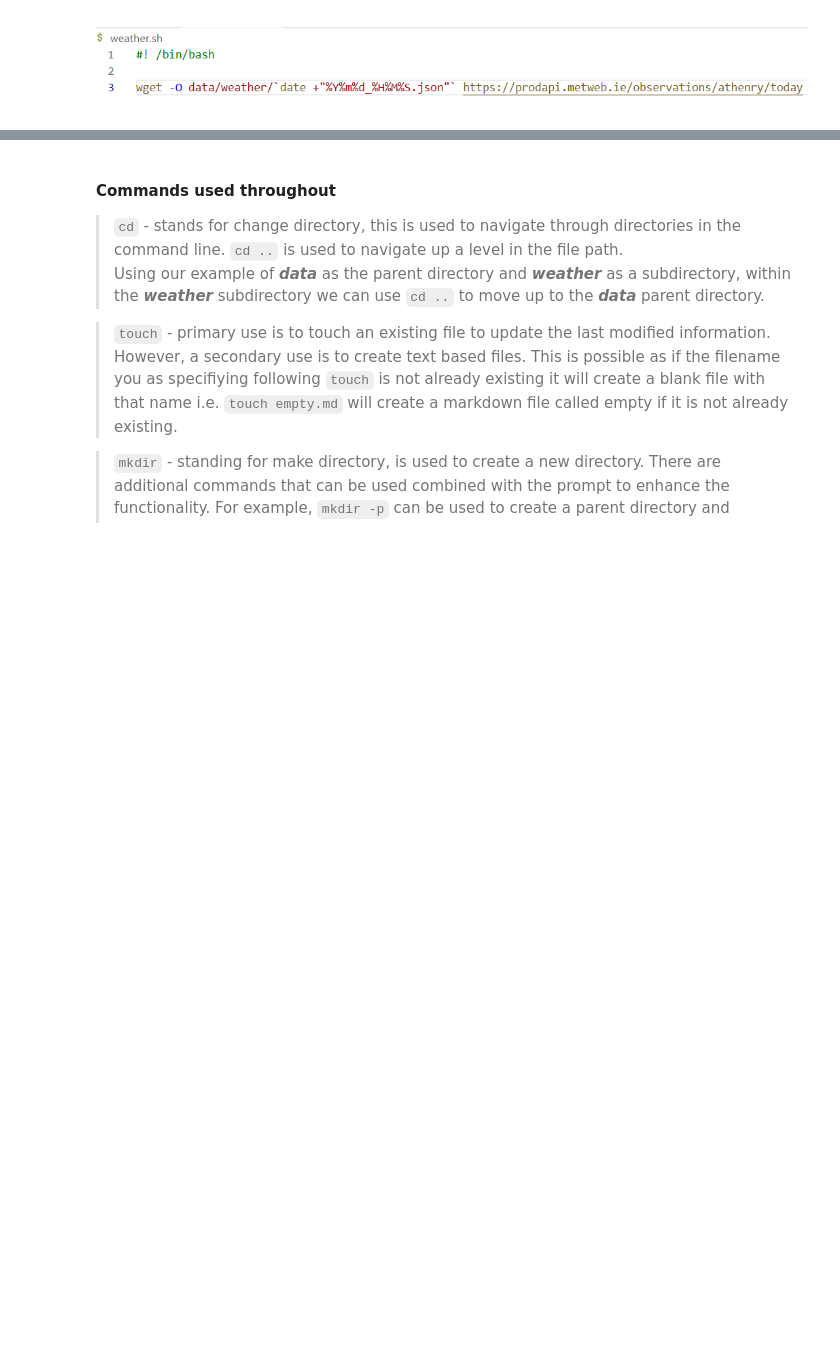
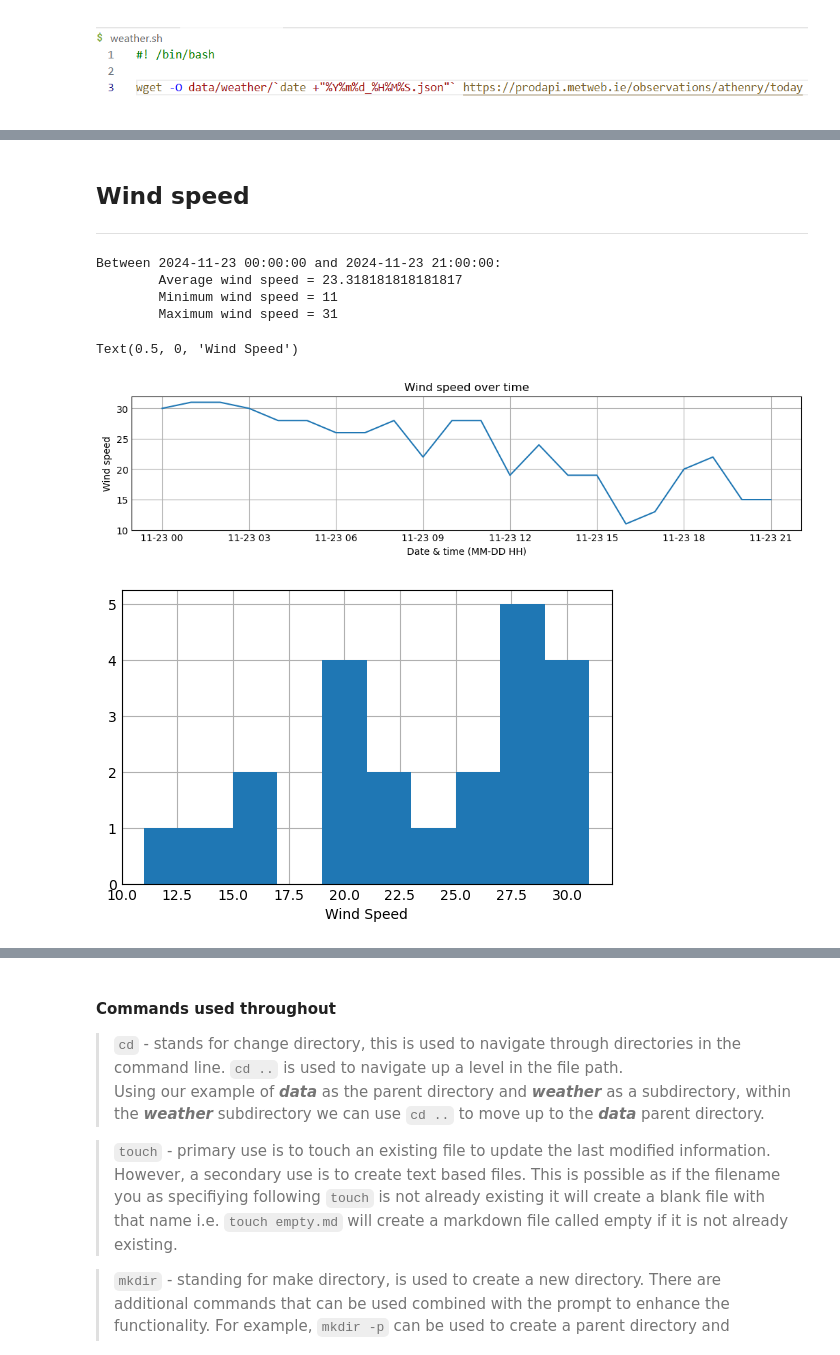
Before and after one commit to Ange-Dvs/computer_infrastructure_assessment, a Jupyter notebook: weather.ipynb, the cells around one changed output, grey strips where cells are left out. Cells and saved outputs as stored; diff of their text form; code cells hidden in the pictures; blank space fills up the shorter version.

```diff
--- a/weather.ipynb
+++ b/weather.ipynb
@@ -105,0 +204,29 @@ To test this the script was triggered using the command ``./weather.sh``. The te
+# %% [markdown]
+## Wind speed
+***
+# %%
+plt.figure(figsize=(10,2))
+sns.lineplot(data=df, x=df.index, y='windSpeed')
+plt.xlabel('Date & time (MM-DD HH)')
+plt.ylabel('Wind speed')
+plt.title('Wind speed over time')
+
+mean_wdsp= df['windSpeed'].mean()
+#print(mean_temp)
+min_wdsp = df['windSpeed'].min()
+max_wdsp = df['windSpeed'].max()
+
+print(f'Between {df.index[0]} and {df.index[-1]}:\n\tAverage wind speed = {mean_wdsp}\n\tMinimum wind speed = {min_wdsp}\n\tMaximum wind speed = {max_wdsp}')
+
+plt.figure(figsize=(5,3))
+plt.style.use('_mpl-gallery')
+plt.hist(df['windSpeed'])
+plt.xlabel('Wind Speed')
+# %% [output]
+Between 2024-11-23 00:00:00 and 2024-11-23 21:00:00:
+        Average wind speed = 23.318181818181817
+        Minimum wind speed = 11
+        Maximum wind speed = 31
+Text(0.5, 0, 'Wind Speed')
+[figure, added]
+[figure, added]
```
Also changed, not shown: parts of 18 cells of this notebook, 1 other file.
